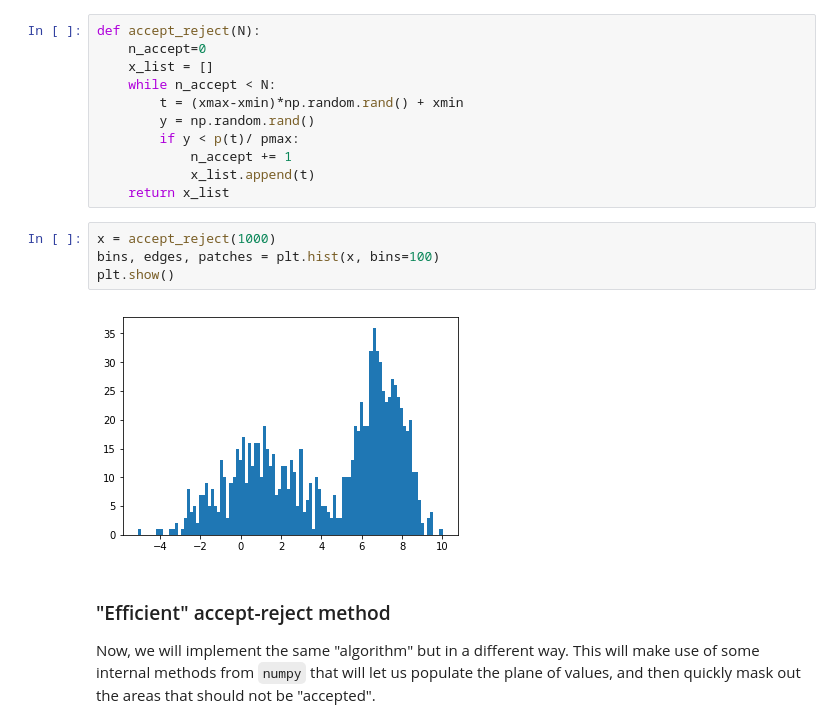
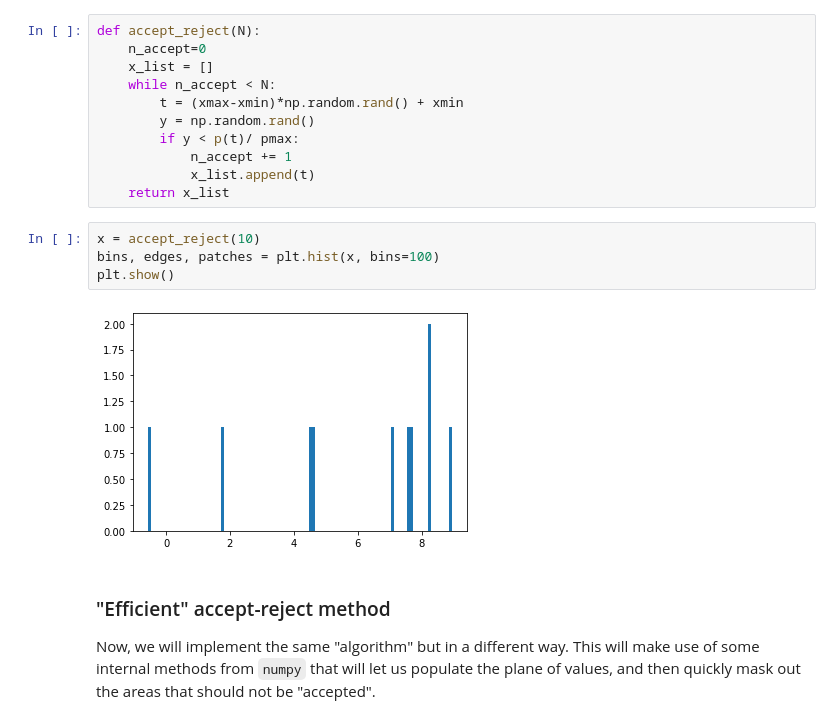
Before and after one commit to UChicagoPhysics/PHYS250, a Jupyter notebook: Examples/MonteCarloMethods.ipynb, the cells around one changed output. Drawn from its saved outputs; the diff is of its cells as text.

```diff
--- a/Examples/MonteCarloMethods.ipynb
+++ b/Examples/MonteCarloMethods.ipynb
@@ -89,11 +89,11 @@ def accept_reject(N):
             x_list.append(t)
     return x_list
 # %%
-x = accept_reject(1000)
+x = accept_reject(10)
 bins, edges, patches = plt.hist(x, bins=100)
 plt.show()
 # %% [output]
-[figure, old version]
+[figure, new version]
 # %% [markdown]
 ### "Efficient" accept-reject method
 
```
Also changed, not shown: parts of 10 cells of this notebook.
